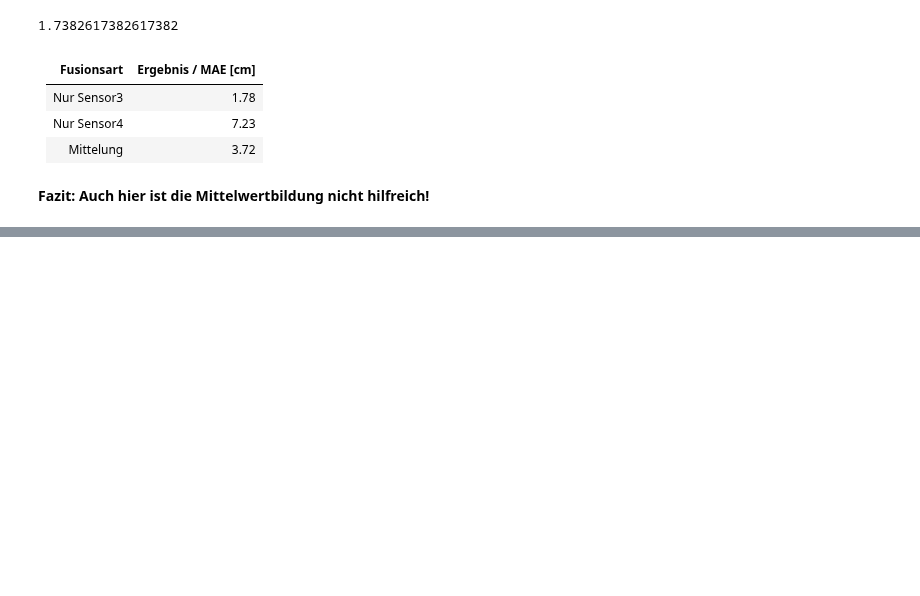
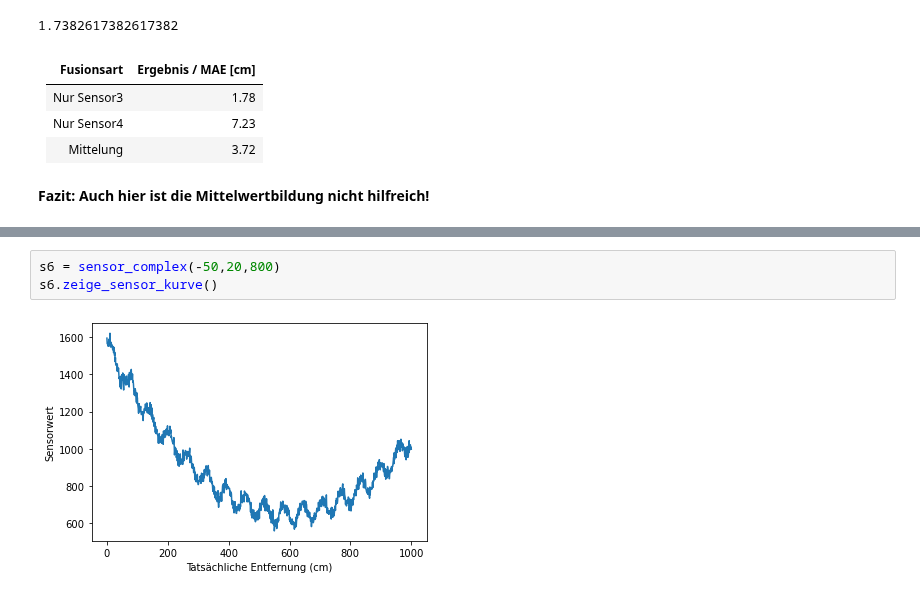
Before and after one commit to juebrauer/central, a Jupyter notebook: 003_distance_sensor_data_fusion/distance_sensor_data_fusion_live.ipynb, the cells around one changed output, grey strips where cells are left out. Cells and saved outputs as stored; diff of their text form; blank space fills up the shorter version.

```diff
--- a/003_distance_sensor_data_fusion/distance_sensor_data_fusion_live.ipynb
+++ b/003_distance_sensor_data_fusion/distance_sensor_data_fusion_live.ipynb
@@ -529,0 +582,5 @@ MAE(gw, fusions_ergebnisse)
+# %%
+s6 = sensor_complex(-50,20,800)
+s6.zeige_sensor_kurve()
+# %% [output]
+[figure, added]
```
Also changed, not shown: parts of 52 cells of this notebook.
